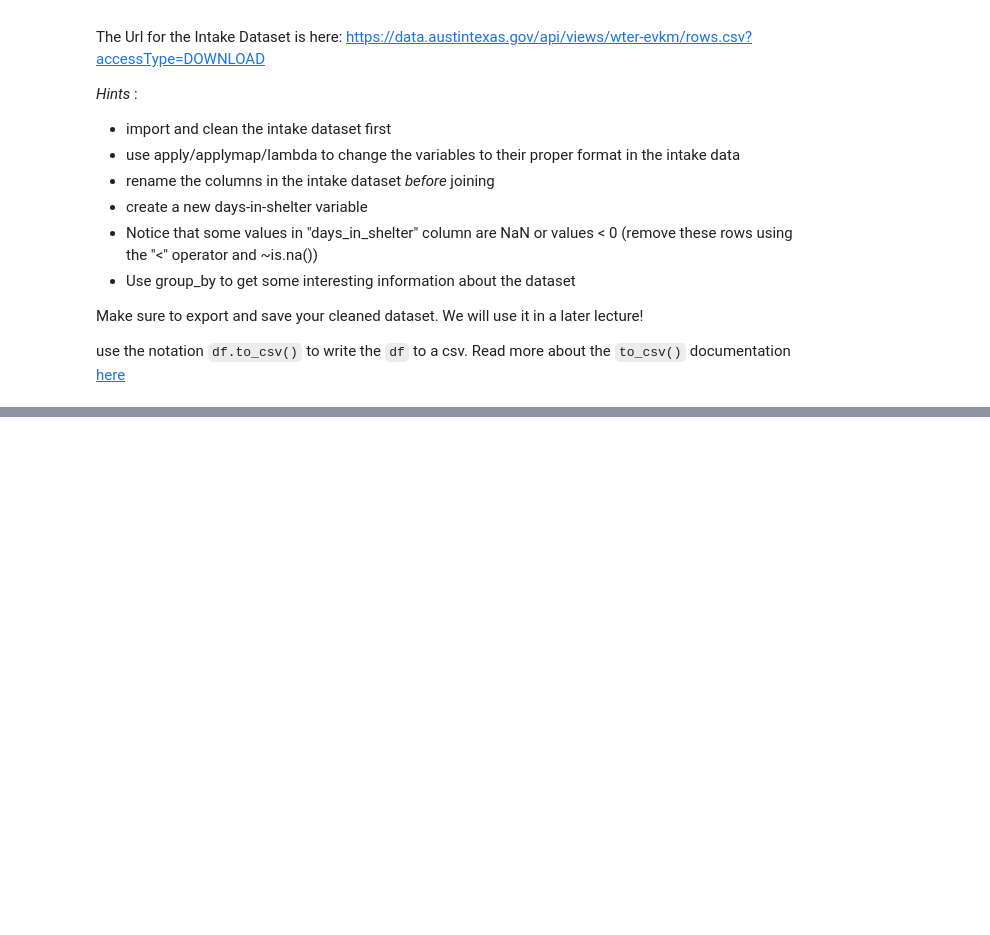
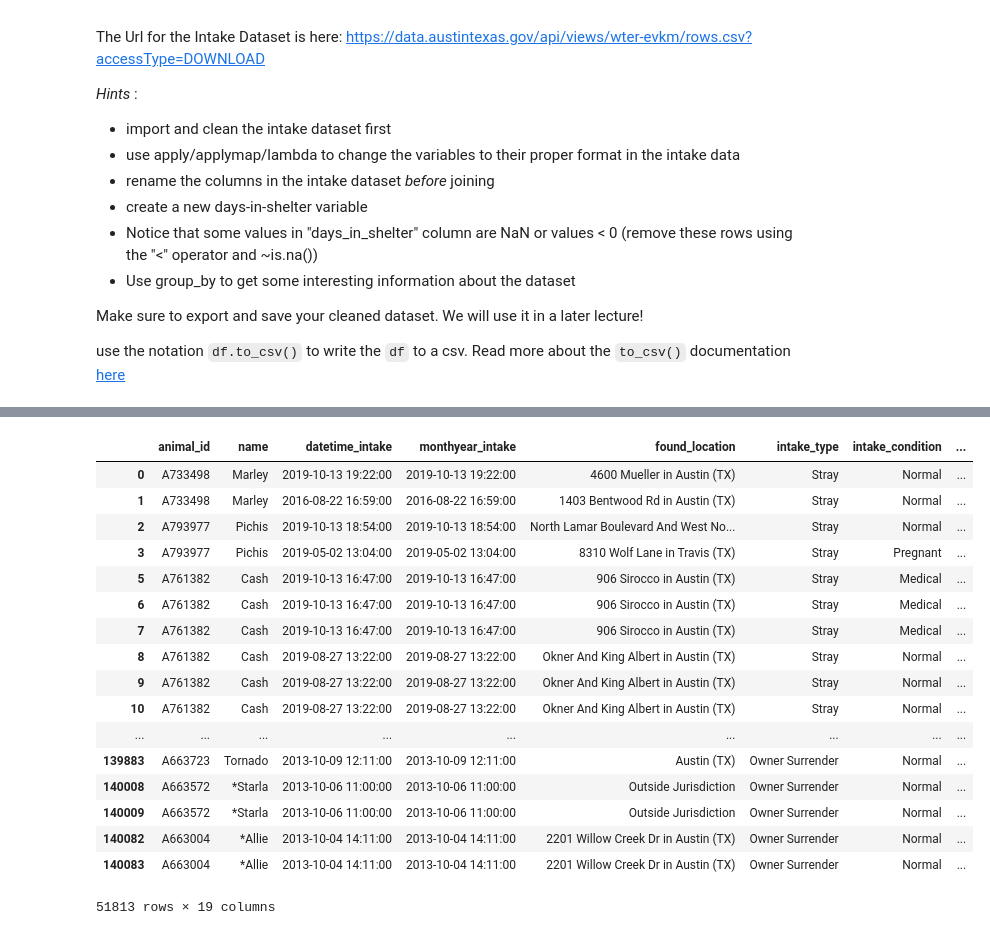
Before and after one commit to climatebrad/dc-ds-100719, a Jupyter notebook: module-1/week-2/day-6-pandas-part-2/manipulating_data_with_pandas-brad.ipynb, the cells around one changed output, grey strips where cells are left out. Saved outputs shown, nothing was run; the diff lists cells and outputs as text; code cells hidden in the pictures; blank space fills up the shorter version.

```diff
--- a/module-1/week-2/day-6-pandas-part-2/manipulating_data_with_pandas-brad.ipynb
+++ b/module-1/week-2/day-6-pandas-part-2/manipulating_data_with_pandas-brad.ipynb
@@ -512,0 +712,2 @@ use the notation `df.to_csv()` to write the `df` to a csv. Read more about the `
+# %%
+animals = ai.merge(ao,on=['animal_id','animal_type','breed','name','color'],suffixes=['_intake','_outcome'])
@@ -512,0 +732,23 @@ use the notation `df.to_csv()` to write the `df` to a csv. Read more about the `
+# %%
+# Some animals keep coming back
+
+animals[animals.animal_id.duplicated(keep=False)]
+# %% [output]
+|  | animal_id | name | datetime_intake | monthyear_intake | found_location | intake_type | intake_condition | ... |
+| 0 | A733498 | Marley | 2019-10-13 19:22:00 | 2019-10-13 19:22:00 | 4600 Mueller in Austin (TX) | Stray | Normal | ... |
+| 1 | A733498 | Marley | 2016-08-22 16:59:00 | 2016-08-22 16:59:00 | 1403 Bentwood Rd in Austin (TX) | Stray | Normal | ... |
+| 2 | A793977 | Pichis | 2019-10-13 18:54:00 | 2019-10-13 18:54:00 | North Lamar Boulevard And West No... | Stray | Normal | ... |
+| 3 | A793977 | Pichis | 2019-05-02 13:04:00 | 2019-05-02 13:04:00 | 8310 Wolf Lane in Travis (TX) | Stray | Pregnant | ... |
+| 5 | A761382 | Cash | 2019-10-13 16:47:00 | 2019-10-13 16:47:00 | 906 Sirocco in Austin (TX) | Stray | Medical | ... |
+| 6 | A761382 | Cash | 2019-10-13 16:47:00 | 2019-10-13 16:47:00 | 906 Sirocco in Austin (TX) | Stray | Medical | ... |
+| 7 | A761382 | Cash | 2019-10-13 16:47:00 | 2019-10-13 16:47:00 | 906 Sirocco in Austin (TX) | Stray | Medical | ... |
+| 8 | A761382 | Cash | 2019-08-27 13:22:00 | 2019-08-27 13:22:00 | Okner And King Albert in Austin (TX) | Stray | Normal | ... |
+| 9 | A761382 | Cash | 2019-08-27 13:22:00 | 2019-08-27 13:22:00 | Okner And King Albert in Austin (TX) | Stray | Normal | ... |
+| 10 | A761382 | Cash | 2019-08-27 13:22:00 | 2019-08-27 13:22:00 | Okner And King Albert in Austin (TX) | Stray | Normal | ... |
+| ... | ... | ... | ... | ... | ... | ... | ... | ... |
+| 139883 | A663723 | Tornado | 2013-10-09 12:11:00 | 2013-10-09 12:11:00 | Austin (TX) | Owner Surrender | Normal | ... |
+| 140008 | A663572 | *Starla | 2013-10-06 11:00:00 | 2013-10-06 11:00:00 | Outside Jurisdiction | Owner Surrender | Normal | ... |
+| 140009 | A663572 | *Starla | 2013-10-06 11:00:00 | 2013-10-06 11:00:00 | Outside Jurisdiction | Owner Surrender | Normal | ... |
+| 140082 | A663004 | *Allie | 2013-10-04 14:11:00 | 2013-10-04 14:11:00 | 2201 Willow Creek Dr in Austin (TX) | Owner Surrender | Normal | ... |
+| 140083 | A663004 | *Allie | 2013-10-04 14:11:00 | 2013-10-04 14:11:00 | 2201 Willow Creek Dr in Austin (TX) | Owner Surrender | Normal | ... |
+51813 rows × 19 columns
```
Also changed, not shown: parts of 34 cells of this notebook.
